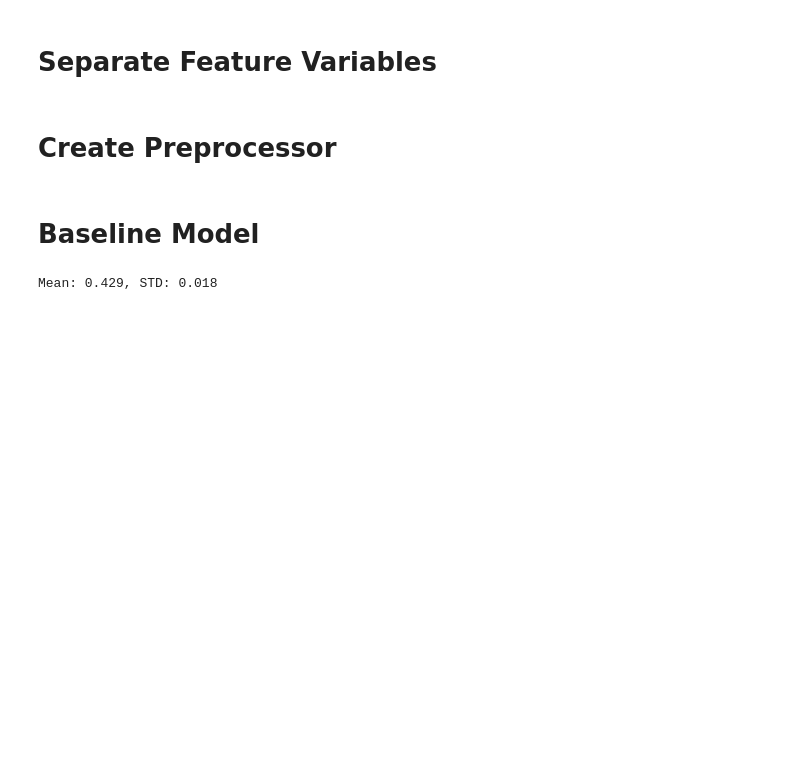
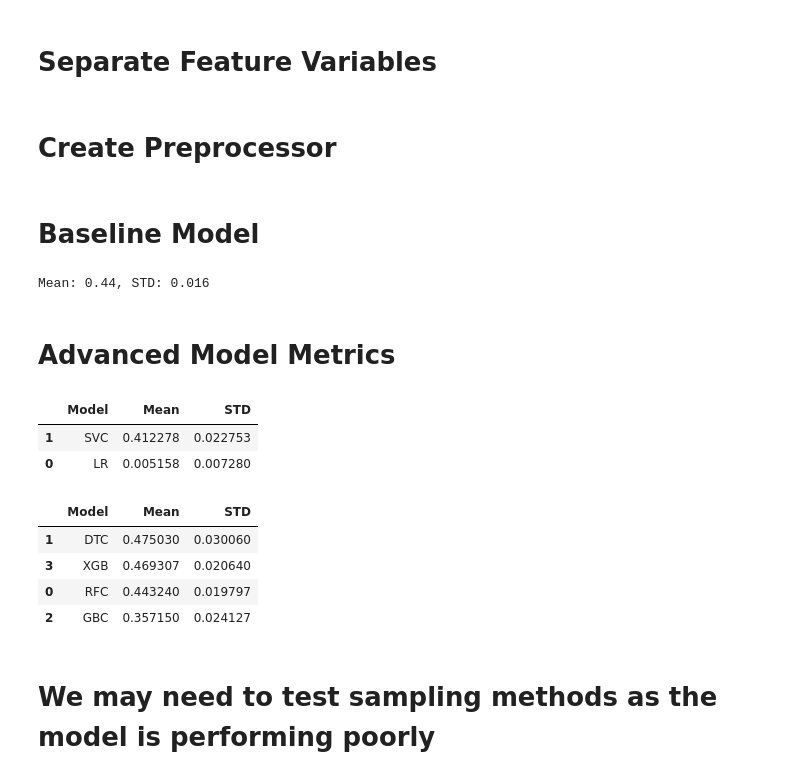
Before and after one commit to MaukanMir/Water-Quality-Classification, a Jupyter notebook: training.ipynb, the cells around one changed output. Cells and saved outputs as stored; diff of their text form; code cells hidden in the pictures; blank space fills up the shorter version.

Commit message:
added new models

```diff
--- a/training.ipynb
+++ b/training.ipynb
@@ -81,8 +81,7 @@ def evaluate_model(X:pd.Series, y:pd.Series, model):
     scores = cross_val_score(model, X, y, scoring=metric, cv=cv, n_jobs=-1)
     return scores
 
-def testing_selected_models(names:list, models:list, X:pd.DataFrame, y:pd.Series,
-                            preprocessor):
+def testing_selected_models(names:list, models:list, X:pd.DataFrame, y:pd.Series):
     """
     Runs multiple subsets on folds of data
 
@@ -241,7 +240,7 @@ X,y = df.drop("Potability", axis=1), df["Potability"]
 # Create Preprocessor
 # %%
 preprocessor = Pipeline([
-    ('imputer', SimpleImputer(strategy='median')),
+    ('imputer', SimpleImputer(strategy='mean')),
     ('scaler', StandardScaler())
 ])
 
@@ -253,4 +252,26 @@ model = DummyClassifier(strategy="uniform")
 scores = evaluate_model(X, y, model)
 print(f"Mean: {round(np.mean(scores),3)}, STD: {round(np.std(scores),3)}")
 # %% [output]
-Mean: 0.429, STD: 0.018
+Mean: 0.44, STD: 0.016
+# %% [markdown]
+# Advanced Model Metrics
+# %%
+names = ['LR', 'SVC']
+models = get_selected_models(names)
+testing_selected_models(names, models, X, y)
+# %% [output]
+|  | Model | Mean | STD |
+| 1 | SVC | 0.412278 | 0.022753 |
+| 0 | LR | 0.005158 | 0.007280 |
+# %%
+names = ["RFC", "DTC", "GBC", "XGB"]
+models = get_selected_models(names)
+testing_selected_models(names, models, X, y)
+# %% [output]
+|  | Model | Mean | STD |
+| 1 | DTC | 0.475030 | 0.030060 |
+| 3 | XGB | 0.469307 | 0.020640 |
+| 0 | RFC | 0.443240 | 0.019797 |
+| 2 | GBC | 0.357150 | 0.024127 |
+# %% [markdown]
+# We may need to test sampling methods as the model is performing poorly
```
